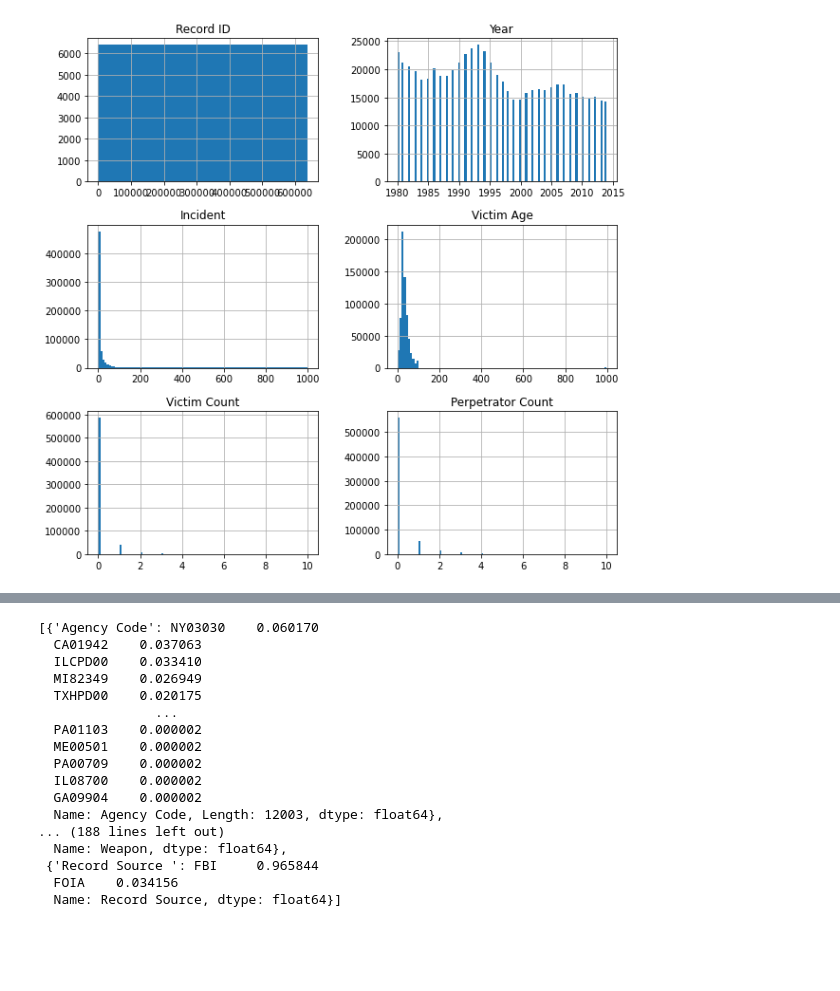
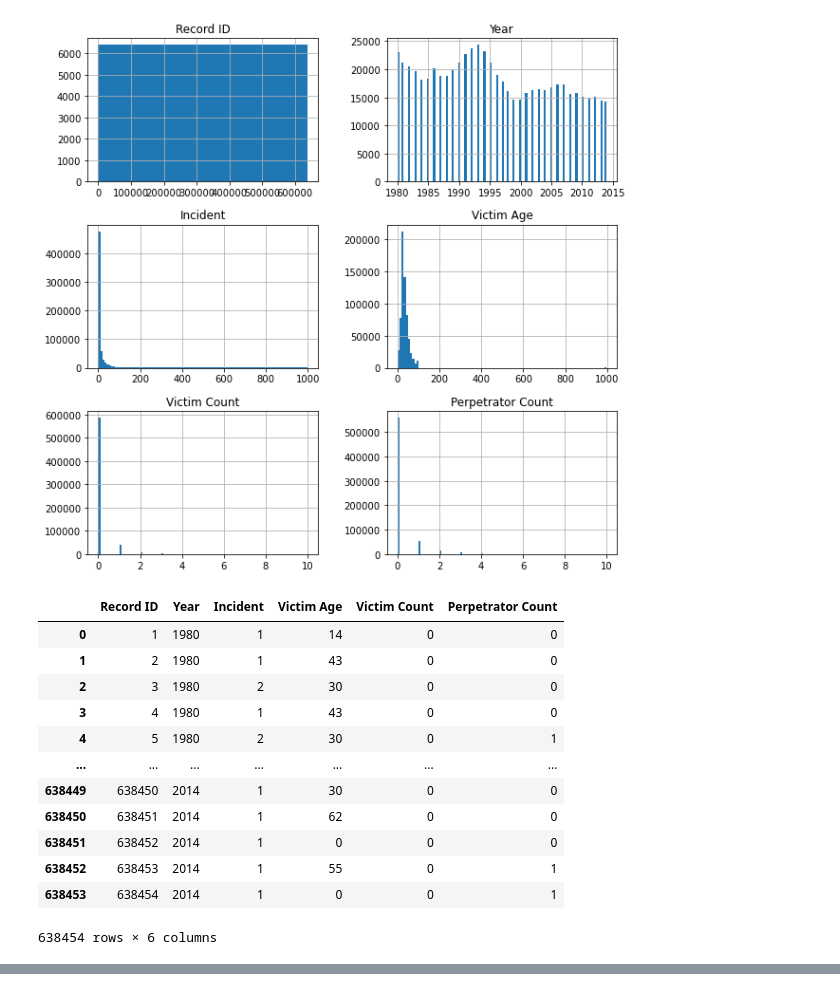
Before and after one commit to mchlstr/Stranovska_NS2021, a Jupyter notebook: Stranovska_NS2021_Network_scans.ipynb, the cells around one changed output, grey strips where cells are left out. Cells and saved outputs as stored; diff of their text form; code cells hidden in the pictures; blank space fills up the shorter version.

```diff
--- a/Stranovska_NS2021_Network_scans.ipynb
+++ b/Stranovska_NS2021_Network_scans.ipynb
@@ -31,4 +32,29 @@ from sklearn import metrics
 # načítanie datasetu do dataframe z cvs file
 # povodný súbor pochádza z https://www.kaggle.com/murderaccountability/homicide-reports
 # a obsahuje správy o vraždách za roky 1980 - 2014 z rôznych štátov USA
-dataset = pd.read_csv("database.csv")
+dataset = pd.read_csv("database.csv", dtype={
+                                             "Record ID": int,
+                                             "Agency Code": str,
+                                             "Agency Name": str,
+                                             "Agency Type": str,
+                                             "City": str,
+                                             "State": str,
+                                             "Year": int,
+                                             "Month": str,
+                                             "Incident": int,
+                                             "Crime Type": str,
+                                             "Crime Solved": str,
+                                             "Victim Sex": str,
+                                             "Victim Age": int,
+                                             "Victim Race": str,
+                                             "Victim Ethnicity": str,
+                                             "Perpetrator Sex": str,
+                                             "Perpetrator Age": int,
+                                             "Perpetrator Race": str,
+                                             "Perpetrator Ethnicity": str,
+                                             "Relationship": str,
+                                             "Weapon": str,
+                                             "Victim Count": int,
+                                             "Perpetrator Count": int,
+                                             "Record Source": str
+                                                                 })
@@ -190,6 +199,22 @@ array([[<AxesSubplot:title={'center':'Record ID'}>,
        [<AxesSubplot:title={'center':'Victim Count'}>,
         <AxesSubplot:title={'center':'Perpetrator Count'}>]], dtype=object)
 [figure]
+# %%
+numerical_cols_dataset
+# %% [output]
+|  | Record ID | Year | Incident | Victim Age | Victim Count | Perpetrator Count |
+| 0 | 1 | 1980 | 1 | 14 | 0 | 0 |
+| 1 | 2 | 1980 | 1 | 43 | 0 | 0 |
+| 2 | 3 | 1980 | 2 | 30 | 0 | 0 |
+| 3 | 4 | 1980 | 1 | 43 | 0 | 0 |
+| 4 | 5 | 1980 | 2 | 30 | 0 | 1 |
+| ... | ... | ... | ... | ... | ... | ... |
+| 638449 | 638450 | 2014 | 1 | 30 | 0 | 0 |
+| 638450 | 638451 | 2014 | 1 | 62 | 0 | 0 |
+| 638451 | 638452 | 2014 | 1 | 0 | 0 | 0 |
+| 638452 | 638453 | 2014 | 1 | 55 | 0 | 1 |
+| 638453 | 638454 | 2014 | 1 | 0 | 0 | 1 |
+638454 rows × 6 columns
 # %%
 cathegorical_cols_dataset
 # %% [output]
@@ -249,20 +233,0 @@ cathegorical_dataset_frequency = pd.DataFrame(cathegorical_frequency)
-# %%
-cathegorical_frequency
-# %% [output]
-[{'Agency Code': NY03030    0.060170
-  CA01942    0.037063
-  ILCPD00    0.033410
-  MI82349    0.026949
-  TXHPD00    0.020175
-               ...
-  PA01103    0.000002
-  ME00501    0.000002
-  PA00709    0.000002
-  IL08700    0.000002
-  GA09904    0.000002
-  Name: Agency Code, Length: 12003, dtype: float64},
-... (188 lines left out)
-  Name: Weapon, dtype: float64},
- {'Record Source ': FBI     0.965844
-  FOIA    0.034156
-  Name: Record Source, dtype: float64}]
```
Also changed, not shown: parts of 41 cells of this notebook.
